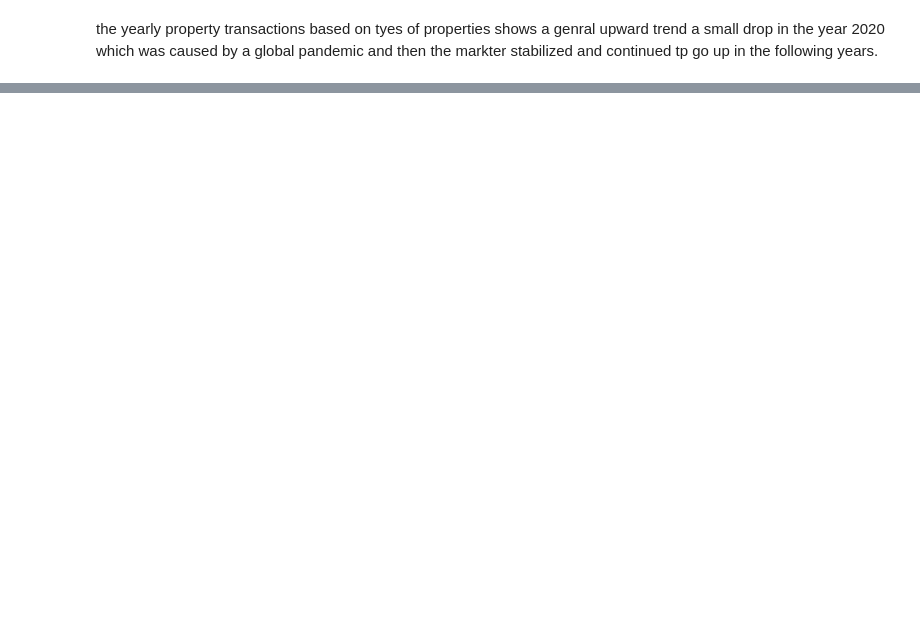
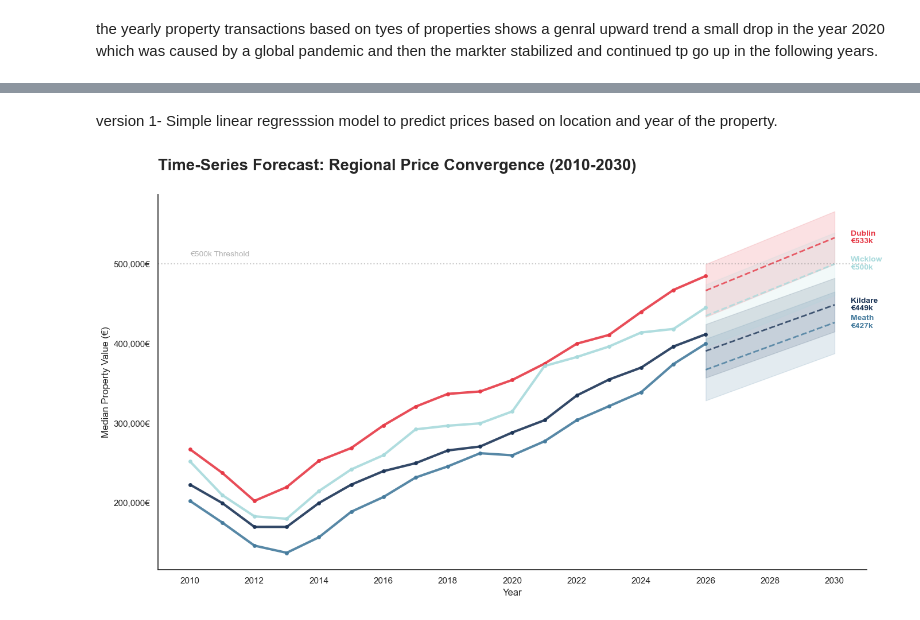
Before and after one commit to sudeep-santhosh/topics_in_data_analytics_EDA, a Jupyter notebook: EDA.ipynb, the cells around one changed output, grey strips where cells are left out. Drawn from its saved outputs; the diff is of its cells as text; code cells hidden in the pictures; blank space fills up the shorter version.

```diff
--- a/EDA.ipynb
+++ b/EDA.ipynb
@@ -127,0 +210,10 @@ the yearly property transactions based on tyes of properties  shows a genral upw
+# %%
+bubble_counties = ['Dublin', 'Kildare', 'Meath', 'Wicklow']
+pivot_growth = df[df['County'].isin(bubble_counties)].groupby(['Year', 'County'])['Price'].median().unstack()
+
+# Normalizing to 2010 (The Baseline Year)
+growth_index = (pivot_growth / pivot_growth.loc[2010]) * 100
+
+# Verifying the Growth Index calculation
+print("Growth Index (2010 = 100% Baseline) successfully calculated.")
+print(growth_index.tail())
@@ -127,0 +229,69 @@ the yearly property transactions based on tyes of properties  shows a genral upw
+# %% [markdown]
+version 1-  Simple linear regresssion model to predict prices based on location and year of the property.
+# %%
+# Defining the Forecast Corridor timeline from 2010 to 2030
+forecast_years = np.array(range(2010, 2031))
+future_segment = forecast_years[forecast_years >= 2026]
+
+plt.figure(figsize=(14, 8))
+sns.set_style("white") # Using a clean 'stock-style' white background
+
+# Color palette
+colors = {'Dublin': '#E63946', 'Kildare': '#1D3557', 'Meath': '#457B9D', 'Wicklow': '#A8DADC'}
+
+# Calculating Trends and Uncertainty Bands
+for county in bubble_counties:
+    # Ensure data is clean and numeric
+    y_hist = pivot_growth[county].dropna()
+    x_hist = np.array(y_hist.index, dtype=float)
+    y_vals = np.array(y_hist.values, dtype=float)
+
+    # Linear Regression for the trend
+    slope, intercept, r_value, p_value, std_err = linregress(x_hist, y_vals)
+
+    # Calculate Forecast
+    projection = intercept + slope * forecast_years
+    future_projection = intercept + slope * future_segment
+
+    # Calculate the 'Uncertainty Ribbon', Standard Error of the Estimate
+    residuals = y_vals - (intercept + slope * x_hist)
+    res_std = np.std(residuals)
+
+    # Plotting Historical Data
+    plt.plot(x_hist, y_vals, color=colors[county], linewidth=3,
+             label=f'{county} Actual', marker='o', markersize=4, alpha=0.9)
+
+    # Plotting the Forecast Ribbon
+    upper_bound = future_projection + (res_std * 1.5)
+    lower_bound = future_projection - (res_std * 1.5)
+
+    plt.fill_between(future_segment, lower_bound, upper_bound,
+                     color=colors[county], alpha=0.15)
+
+    # Central Trend Line (Dashed)
+    plt.plot(future_segment, future_projection, color=colors[county],
+             linestyle='--', linewidth=2, alpha=0.8)
+
+    # Labeling at the end of the Corridor
+    plt.text(2030.5, future_projection[-1], f"{county}\n€{future_projection[-1]/1000:.0f}k",
+             color=colors[county], fontweight='bold', va='center', fontsize=10)
+
+# Formatting
+plt.title('Time-Series Forecast: Regional Price Convergence (2010-2030)',
+          fontsize=20, fontweight='bold', loc='left', pad=30)
+plt.ylabel('Median Property Value (€)', fontsize=12)
+plt.xlabel('Year', fontsize=12)
+plt.xticks(range(2010, 2032, 2))
+
+# Adding a Milestone line for context
+plt.axhline(500000, color='gray', linestyle=':', alpha=0.4)
+plt.text(2010, 510000, "€500k Threshold", color='gray', alpha=0.6, fontsize=10)
+
+plt.gca().yaxis.set_major_formatter(plt.FuncFormatter(lambda x, loc: "{:,}€".format(int(x))))
+plt.gca().spines['top'].set_visible(False)
+plt.gca().spines['right'].set_visible(False)
+
+plt.tight_layout()
+plt.show()
+# %% [output]
+[figure, added]
```
Also changed, not shown: parts of 19 cells of this notebook, 3 other files.
